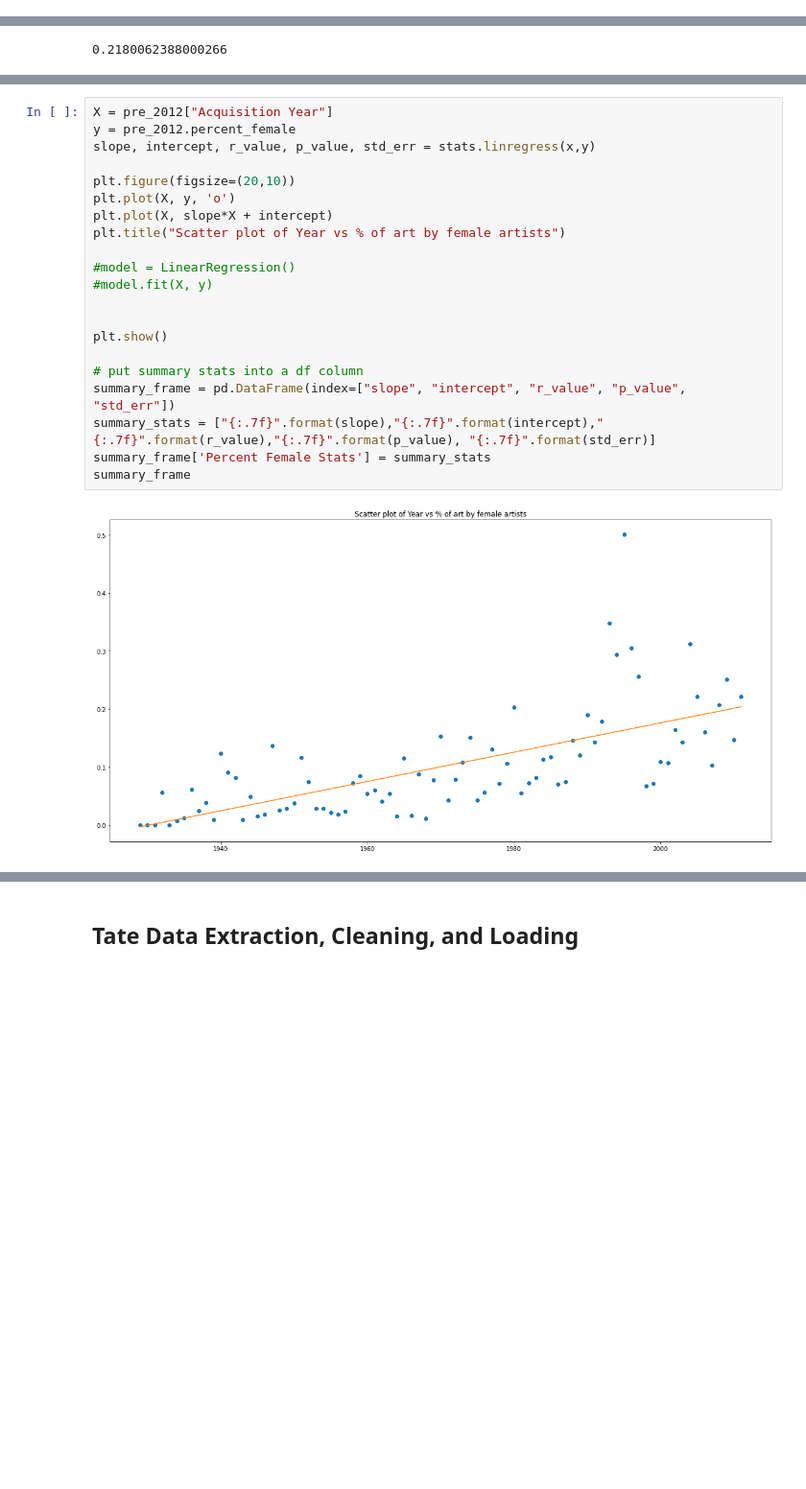
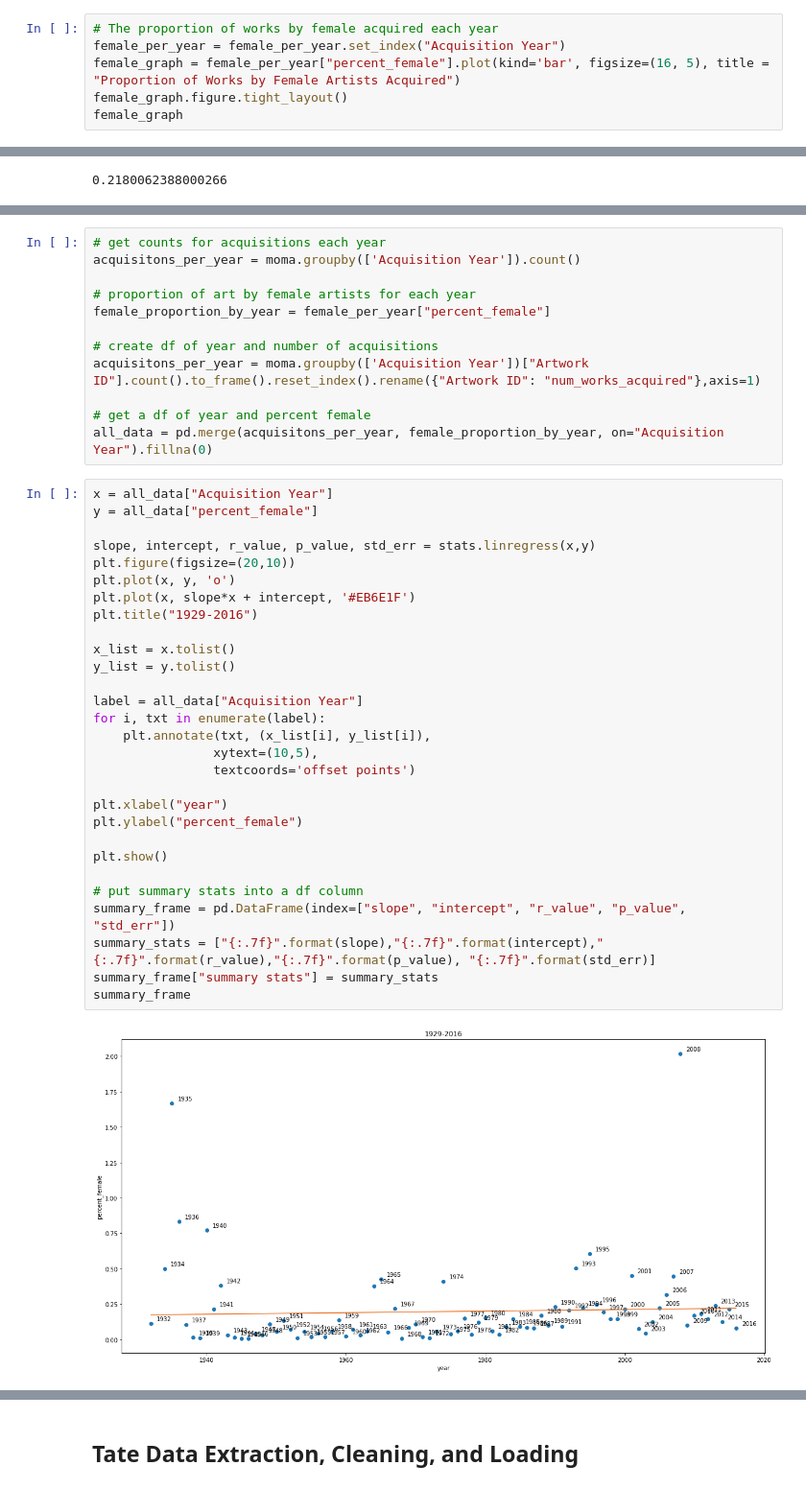
Before and after one commit to emily-oconnell/diversity-in-art-museums, a Jupyter notebook: n.ipynb, the cells around one changed output, grey strips where cells are left out. Shown: that part at 96% size. Cells and saved outputs as stored; diff of their text form; blank space fills up the shorter version.

```diff
--- a/n.ipynb
+++ b/n.ipynb
@@ -304,0 +315,6 @@ Before we look at other datasets we will conduct analysis on the MoMA by itself,
+# %%
+# The proportion of works by female acquired each year
+female_per_year = female_per_year.set_index("Acquisition Year")
+female_graph = female_per_year["percent_female"].plot(kind='bar', figsize=(16, 5), title = "Proportion of Works by Female Artists Acquired")
+female_graph.figure.tight_layout()
+female_graph
@@ -846,23 +697,43 @@ Name: Acquisition Year, Length: 83, dtype: int64
+# %%
+# get counts for acquisitions each year
+acquisitons_per_year = moma.groupby(['Acquisition Year']).count()
+
+# proportion of art by female artists for each year
+female_proportion_by_year = female_per_year["percent_female"]
+
+# create df of year and number of acquisitions
+acquisitons_per_year = moma.groupby(['Acquisition Year'])["Artwork ID"].count().to_frame().reset_index().rename({"Artwork ID": "num_works_acquired"},axis=1)
+
+# get a df of year and percent female
+all_data = pd.merge(acquisitons_per_year, female_proportion_by_year, on="Acquisition Year").fillna(0)
 # %%
-X = pre_2012["Acquisition Year"]
-y = pre_2012.percent_female
+x = all_data["Acquisition Year"]
+y = all_data["percent_female"]
+
 slope, intercept, r_value, p_value, std_err = stats.linregress(x,y)
+plt.figure(figsize=(20,10))
+plt.plot(x, y, 'o')
+plt.plot(x, slope*x + intercept, '#EB6E1F')
+plt.title("1929-2016")
 
-plt.figure(figsize=(20,10))
-plt.plot(X, y, 'o')
-plt.plot(X, slope*X + intercept)
-plt.title("Scatter plot of Year vs % of art by female artists")
+x_list = x.tolist()
+y_list = y.tolist()
 
-#model = LinearRegression()
-#model.fit(X, y)
+label = all_data["Acquisition Year"]
+for i, txt in enumerate(label):
+    plt.annotate(txt, (x_list[i], y_list[i]),
+                xytext=(10,5),
+                textcoords='offset points')
 
+plt.xlabel("year")
+plt.ylabel("percent_female")
 
 plt.show()
 
 # put summary stats into a df column
 summary_frame = pd.DataFrame(index=["slope", "intercept", "r_value", "p_value", "std_err"])
 summary_stats = ["{:.7f}".format(slope),"{:.7f}".format(intercept),"{:.7f}".format(r_value),"{:.7f}".format(p_value), "{:.7f}".format(std_err)]
-summary_frame['Percent Female Stats'] = summary_stats
+summary_frame["summary stats"] = summary_stats
 summary_frame
 # %% [output]
-[figure, old version]
+[figure, new version]
```
Also changed, not shown: parts of 80 cells of this notebook.
